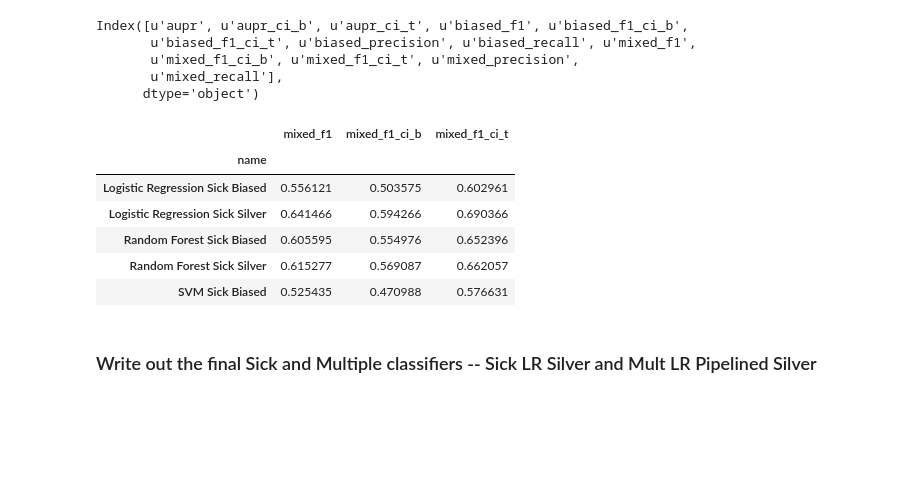
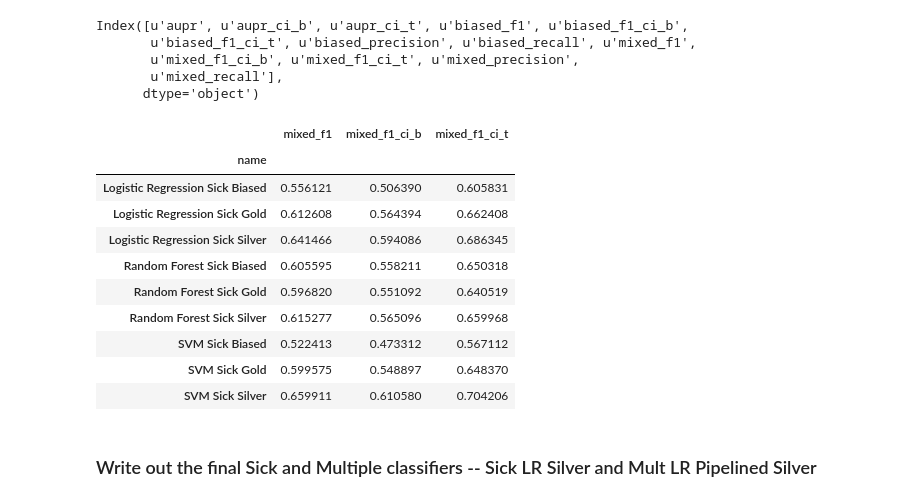
Before and after one commit to teffland/FoodborneNYC, a Jupyter notebook: jamia_2017/official/Official Results.ipynb, the cells around one changed output. Saved outputs shown, nothing was run; the diff lists cells and outputs as text; code cells hidden in the pictures; blank space fills up the shorter version.

```diff
--- a/jamia_2017/official/Official Results.ipynb
+++ b/jamia_2017/official/Official Results.ipynb
@@ -343,0 +193,8 @@ B: 999/1000
+# %%
+start = time.time()
+title = 'Random Forest Sick Gold'
+all_results[title] = model_report(best_sick_rf_gold, title, 'is_foodborne',
+                                  save_fname='figures/sick_rf_gold',
+                                  test_data=test_data,
+                                  B=B, random_seed=random_seed)
+print '\n{} seconds'.format(int(time.time()-start))
@@ -368,7 +234,8 @@ print
 ### SVM
 # %%
 best_sick_svm_biased.fit(biased_text, biased_sick, svc__sample_weight=biased_weights)
-# best_sick_svm_silver.fit(silver_text, silver_sick, svc__sample_weight=silver_weights)
+best_sick_svm_silver.fit(silver_text, silver_sick, svc__sample_weight=silver_weights)
+best_sick_svm_gold.fit(gold_text, gold_sick, svc__sample_weight=gold_weights)
 print
 # %%
 start = time.time()
@@ -387,0 +255,8 @@ B: 999/1000
+# %%
+start = time.time()
+title = 'SVM Sick Silver'
+all_results[title] = model_report(best_sick_svm_silver, title, 'is_foodborne',
+                                  save_fname='figures/sick_svm_silver',
+                                  test_data=test_data,
+                                  B=B, random_seed=random_seed)
+print '\n{} seconds'.format(int(time.time()-start))
@@ -388,8 +270,8 @@ B: 999/1000
 # %%
-# start = time.time()
-# title = 'SVM Sick Gold'
-# all_results[title] = model_report(best_sick_svm_gold, title, 'is_foodborne',
-#                                   save_fname='figures/sick_svm_gold',
-#                                   test_data=test_data,
-#                                   B=B, random_seed=random_seed)
-# print '\n{} seconds'.format(int(time.time()-start))
+start = time.time()
+title = 'SVM Sick Gold'
+all_results[title] = model_report(best_sick_svm_gold, title, 'is_foodborne',
+                                  save_fname='figures/sick_svm_gold',
+                                  test_data=test_data,
+                                  B=B, random_seed=random_seed)
+print '\n{} seconds'.format(int(time.time()-start))
@@ -451,15 +334,20 @@ Index([u'aupr', u'aupr_ci_b', u'aupr_ci_t', u'biased_f1', u'biased_f1_ci_b',
       dtype='object')
 # %%
 sick_table.to_csv('sick_results.csv')
+sick_table[['mixed_f1', 'mixed_f1_ci_b', 'mixed_f1_ci_t']].to_csv('sick_results_small.csv')
 sick_table[['mixed_f1', 'mixed_f1_ci_b', 'mixed_f1_ci_t']]
 # %% [output]
 |  | mixed_f1 | mixed_f1_ci_b | mixed_f1_ci_t |
 | name |  |  |  |
-| Logistic Regression Sick Biased | 0.556121 | 0.503575 | 0.602961 |
-| Logistic Regression Sick Silver | 0.641466 | 0.594266 | 0.690366 |
-| Random Forest Sick Biased | 0.605595 | 0.554976 | 0.652396 |
-| Random Forest Sick Silver | 0.615277 | 0.569087 | 0.662057 |
-| SVM Sick Biased | 0.525435 | 0.470988 | 0.576631 |
+| Logistic Regression Sick Biased | 0.556121 | 0.506390 | 0.605831 |
+| Logistic Regression Sick Gold | 0.612608 | 0.564394 | 0.662408 |
+| Logistic Regression Sick Silver | 0.641466 | 0.594086 | 0.686345 |
+| Random Forest Sick Biased | 0.605595 | 0.558211 | 0.650318 |
+| Random Forest Sick Gold | 0.596820 | 0.551092 | 0.640519 |
+| Random Forest Sick Silver | 0.615277 | 0.565096 | 0.659968 |
+| SVM Sick Biased | 0.522413 | 0.473312 | 0.567112 |
+| SVM Sick Gold | 0.599575 | 0.548897 | 0.648370 |
+| SVM Sick Silver | 0.659911 | 0.610580 | 0.704206 |
 # %%
 # mult_table.to_csv('mult_results.csv')
 # mult_table[['mixed_f1', 'mixed_f1_ci_b', 'mixed_f1_ci_t']]
```
Also changed, not shown: parts of 33 cells of this notebook, 14 other files.
